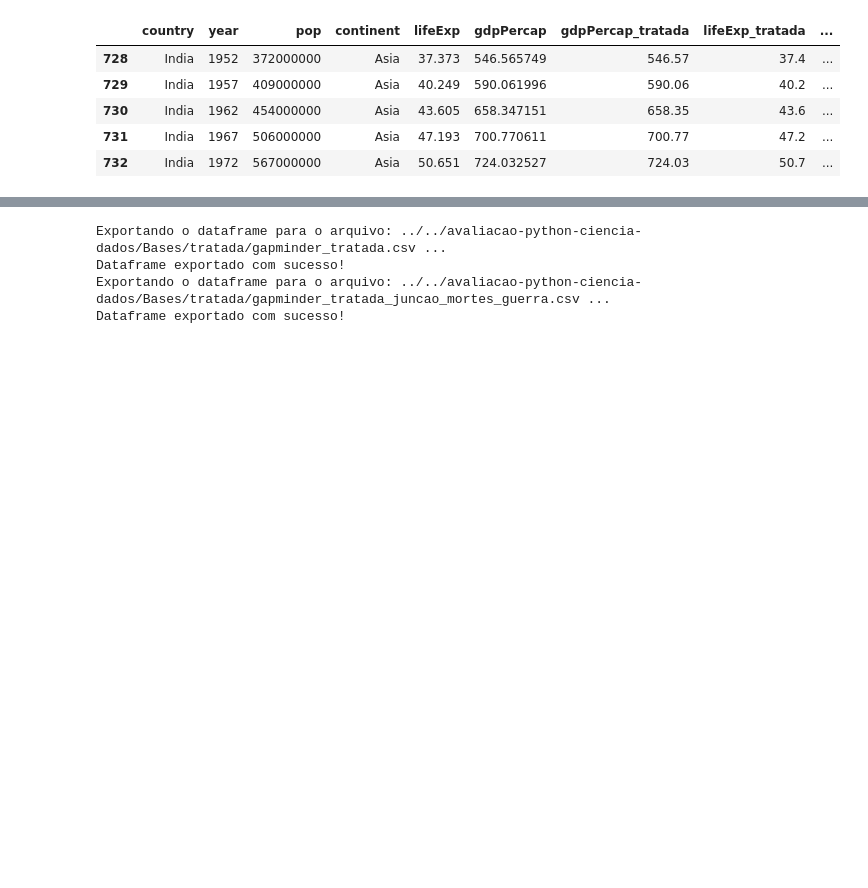
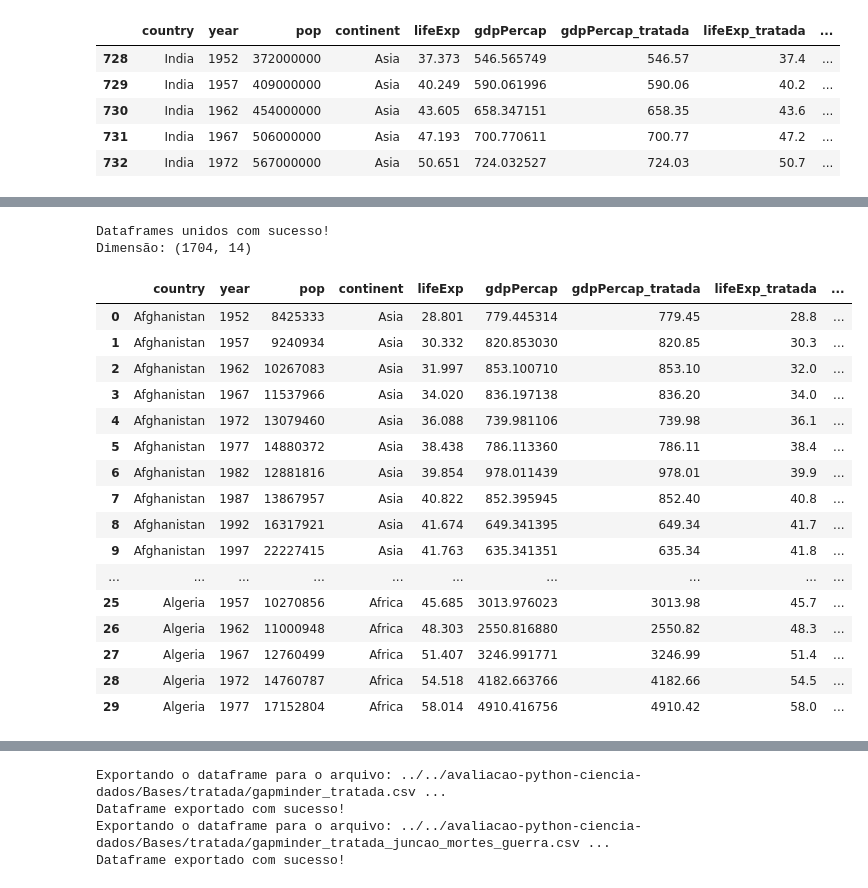
Before and after one commit to brunobgcardoso/avaliacao-python-ciencia-dados, a Jupyter notebook: src/Principal.ipynb, the cells around one changed output, grey strips where cells are left out. Saved outputs shown, nothing was run; the diff lists cells and outputs as text; code cells hidden in the pictures; blank space fills up the shorter version.

```diff
--- a/src/Principal.ipynb
+++ b/src/Principal.ipynb
@@ -258,0 +238,24 @@ Dimensão: (7632, 8)
+# %%
+#Agora a gente junta as 2 bases pra ver no que dá
+juncao = junta_dataframes(base_limpa, mortes_guerra, chave=['country', 'year'], tipo_juncao='left')
+juncao.head(30)
+# %% [output]
+Dataframes unidos com sucesso!
+Dimensão: (1704, 14)
+|  | country | year | pop | continent | lifeExp | gdpPercap | gdpPercap_tratada | lifeExp_tratada | ... |
+| 0 | Afghanistan | 1952 | 8425333 | Asia | 28.801 | 779.445314 | 779.45 | 28.8 | ... |
+| 1 | Afghanistan | 1957 | 9240934 | Asia | 30.332 | 820.853030 | 820.85 | 30.3 | ... |
+| 2 | Afghanistan | 1962 | 10267083 | Asia | 31.997 | 853.100710 | 853.10 | 32.0 | ... |
+| 3 | Afghanistan | 1967 | 11537966 | Asia | 34.020 | 836.197138 | 836.20 | 34.0 | ... |
+| 4 | Afghanistan | 1972 | 13079460 | Asia | 36.088 | 739.981106 | 739.98 | 36.1 | ... |
+| 5 | Afghanistan | 1977 | 14880372 | Asia | 38.438 | 786.113360 | 786.11 | 38.4 | ... |
+| 6 | Afghanistan | 1982 | 12881816 | Asia | 39.854 | 978.011439 | 978.01 | 39.9 | ... |
+| 7 | Afghanistan | 1987 | 13867957 | Asia | 40.822 | 852.395945 | 852.40 | 40.8 | ... |
+| 8 | Afghanistan | 1992 | 16317921 | Asia | 41.674 | 649.341395 | 649.34 | 41.7 | ... |
+| 9 | Afghanistan | 1997 | 22227415 | Asia | 41.763 | 635.341351 | 635.34 | 41.8 | ... |
+| ... | ... | ... | ... | ... | ... | ... | ... | ... | ... |
+| 25 | Algeria | 1957 | 10270856 | Africa | 45.685 | 3013.976023 | 3013.98 | 45.7 | ... |
+| 26 | Algeria | 1962 | 11000948 | Africa | 48.303 | 2550.816880 | 2550.82 | 48.3 | ... |
+| 27 | Algeria | 1967 | 12760499 | Africa | 51.407 | 3246.991771 | 3246.99 | 51.4 | ... |
+| 28 | Algeria | 1972 | 14760787 | Africa | 54.518 | 4182.663766 | 4182.66 | 54.5 | ... |
+| 29 | Algeria | 1977 | 17152804 | Africa | 58.014 | 4910.416756 | 4910.42 | 58.0 | ... |
```
Also changed, not shown: parts of 16 cells of this notebook, 3 other files.
